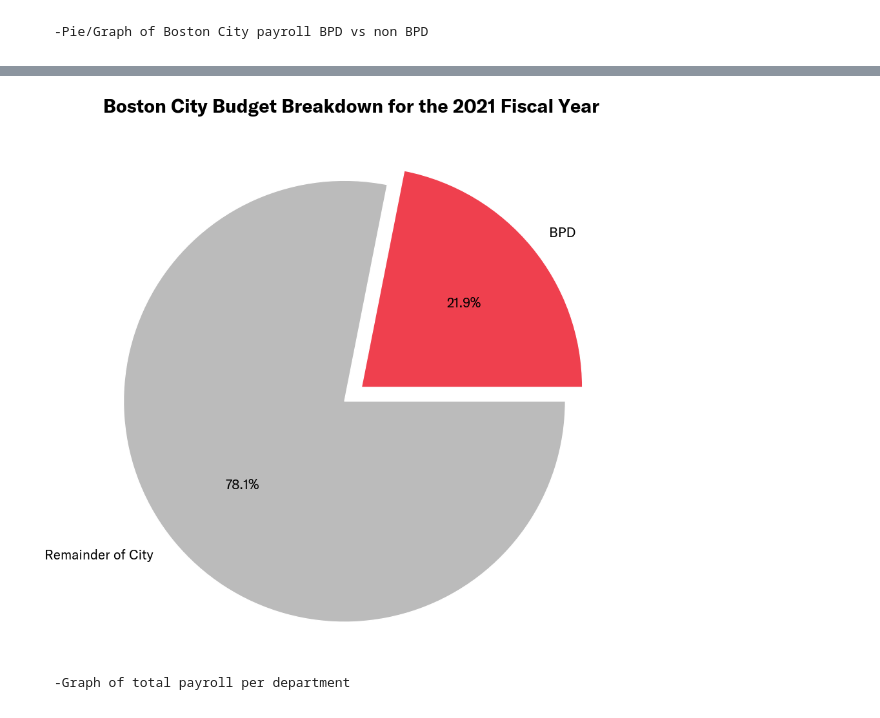
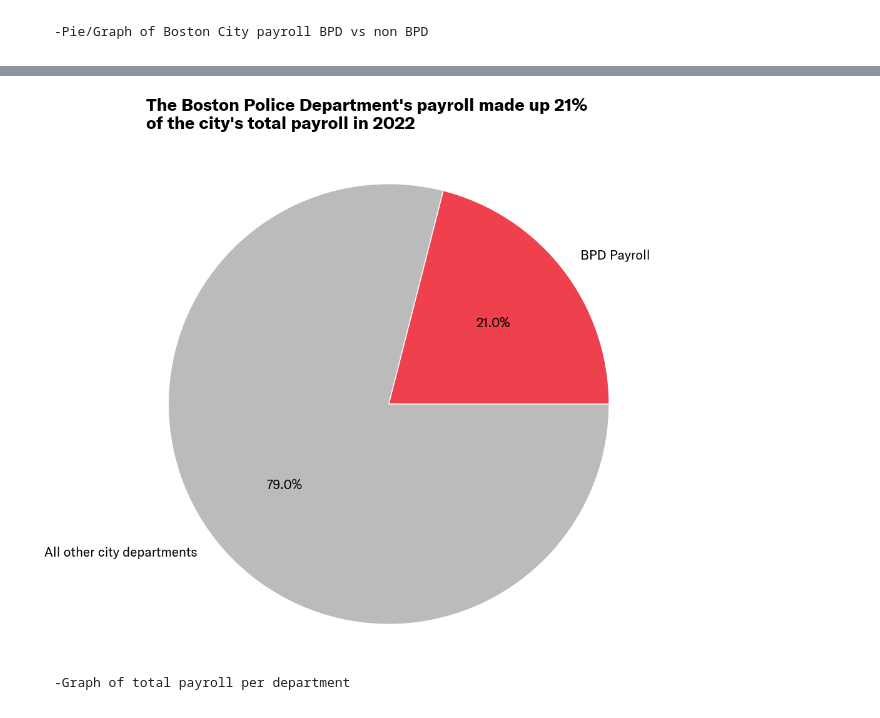
Before and after one commit to yap-ryan/ds-aclu-police-budget-analysis, a Jupyter notebook: fall22-team-2/8. Employee compensation comparison to non-BPD employees.ipynb, the cells around one changed output, grey strips where cells are left out. Drawn from its saved outputs; the diff is of its cells as text; code cells hidden in the pictures.

```diff
--- a/fall22-team-2/8. Employee compensation comparison to non-BPD employees.ipynb
+++ b/fall22-team-2/8. Employee compensation comparison to non-BPD employees.ipynb
@@ -27,10 +27,14 @@ LightAzure='#A3DBE3'
 Gray20='#CCCCCC'
 # %%
 earnings21 = pd.DataFrame(pd.read_csv('./Data/employees-2021.csv', encoding='latin1'))
-
 earnings21['TOTAL_GROSS']=earnings21['TOTAL_GROSS'].astype(str)
 earnings21['TOTAL_GROSS']=earnings21['TOTAL_GROSS'].apply(lambda x: float(x.replace(",","")))
 
+earnings22 = pd.DataFrame(pd.read_csv('./Data/employees-2022.csv', encoding='latin1'))
+earnings22['TOTAL_ GROSS']=earnings22['TOTAL_ GROSS'].astype(str)
+earnings22['TOTAL_ GROSS']=earnings22['TOTAL_ GROSS'].apply(lambda x: float(x.replace(",","")))
+
+
 fpath = Path("./fonts/ttf/GT-America-Standard-Regular.ttf")
 fpath_bold = Path("./fonts/ttf/GT-America-Standard-Bold.ttf")
 # %% [markdown]
@@ -202,43 +211,44 @@ plt.show()
 # %%
-bpd_earnings21 = earnings21[earnings21['DEPARTMENT_NAME']=='Boston Police Department']
-nonbpd_earnings21 = earnings21[earnings21['DEPARTMENT_NAME']!='Boston Police Department']
+bpd_earnings22 = earnings22[earnings22['DEPARTMENT_NAME']=='Boston Police Department']
+nonbpd_earnings22 = earnings22[earnings22['DEPARTMENT_NAME']!='Boston Police Department']
 
 
 colors = ['#EFECEA','#FFE06A','#FABEAF','#A3DBE3','#CCCCCC']
 font = fpath
 
 # make the data
-y = [earnings21[earnings21['DEPARTMENT_NAME']=='Boston Police Department']['TOTAL_GROSS'].sum(),
-    earnings21[earnings21['DEPARTMENT_NAME']!='Boston Police Department']['TOTAL_GROSS'].sum()]
-x = ['BPD ', 'Remainder of City ']
+y = [earnings22[earnings22['DEPARTMENT_NAME']=='Boston Police Department']['TOTAL_ GROSS'].sum(),
+    earnings22[earnings22['DEPARTMENT_NAME']!='Boston Police Department']['TOTAL_ GROSS'].sum()]
+x = ['BPD Payroll', 'All other city departments']
 
 
 # plot
 fig, ax = plt.subplots()
 
 fig.set_figheight(10)
 fig.set_figwidth(10)
 
-explode=(0,0.1)
+# explode=(0,0.1)
 
 #ax.set_title("Boston City Budget Breakdown for the 2021 Fiscal Year",font=font)
-ax.set_title('Boston City Budget Breakdown for the 2021 Fiscal Year', font=fpath_bold, fontsize=21, loc='left', pad=40)
+ax.set_title('The Boston Police Department\'s payroll made up 21%\nof the city\'s total payroll in 2022', font=fpath_bold, fontsize=20, loc='left', pad=40)
 
-_= ax.pie(y,labels=x, explode=explode, colors=['#EF404E',"#BBBBBB"],
+
+_= ax.pie(y,labels=x, colors=['#EF404E',"#BBBBBB"],
        autopct='%.1f%%',textprops={'font':fpath},shadow=False,
        wedgeprops=dict(width=1, edgecolor='w'))
 ax.axis('equal')
 
 #ax.legend(prop=font)
 
 
 for pos in ['right', 'top', 'bottom', 'left']:
    plt.gca().spines[pos].set_visible(False)
 fig.savefig('./Hayden_Images/8/Boston City Budget Breakdown for the 2021 Fiscal Year.png')
 
 plt.show()
 # %% [output]
-[figure, old version]
+[figure, new version]
 # %% [markdown]
 	-Graph of total payroll per department
 # %%
```
Also changed, not shown: parts of 6 cells of this notebook, 43 other files.
